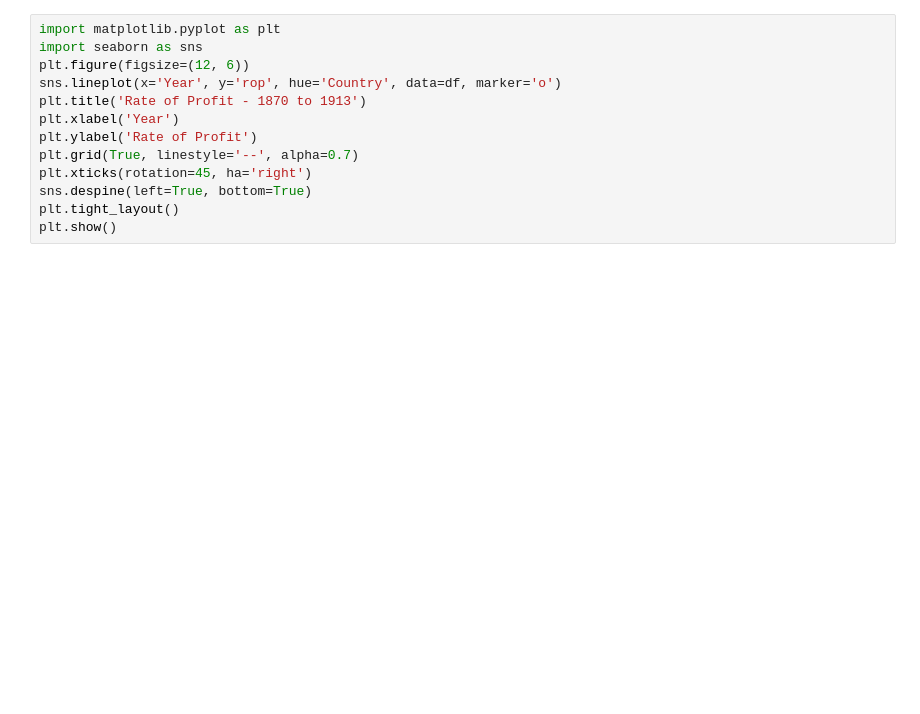
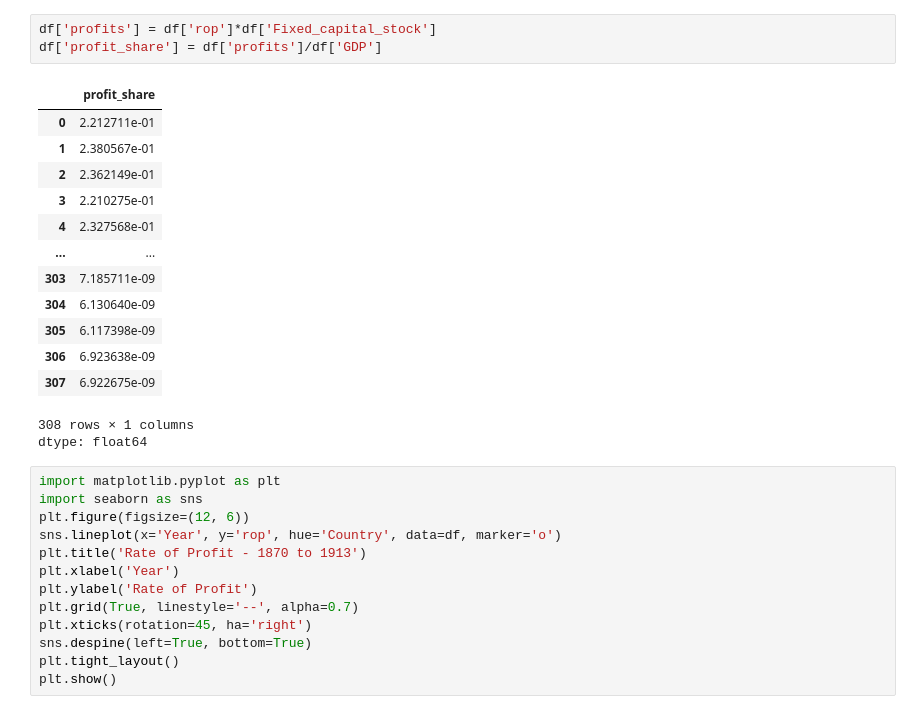
Before and after one commit to kabeerbora/1st_global, a Jupyter notebook: 1st_global.ipynb, the cells around one changed output. Drawn from its saved outputs; the diff is of its cells as text; blank space fills up the shorter version.

```diff
--- a/1st_global.ipynb
+++ b/1st_global.ipynb
@@ -24,6 +24,24 @@ Drive already mounted at /content/drive; to attempt to forcibly remount, call dr
 | 306 | USA | 1912 | 0.105153 | 0.218000 | 0.149492 | 0.285422 | 44.021121 | 1.839739 | 33.237 | 955000000.0 | ... |
 | 307 | USA | 1913 | 0.111142 | 0.214000 | 0.158542 | 0.291347 | 44.969524 | 1.879375 | 33.731 | 987000000.0 | ... |
 308 rows × 20 columns
+# %%
+df['profits'] = df['rop']*df['Fixed_capital_stock']
+df['profit_share'] = df['profits']/df['GDP']
+# %% [output]
+|  | profit_share |
+| 0 | 2.212711e-01 |
+| 1 | 2.380567e-01 |
+| 2 | 2.362149e-01 |
+| 3 | 2.210275e-01 |
+| 4 | 2.327568e-01 |
+| ... | ... |
+| 303 | 7.185711e-09 |
+| 304 | 6.130640e-09 |
+| 305 | 6.117398e-09 |
+| 306 | 6.923638e-09 |
+| 307 | 6.922675e-09 |
+308 rows × 1 columns
+dtype: float64
 # %%
 import matplotlib.pyplot as plt
 import seaborn as sns
```
Also changed, not shown: parts of 1 cell of this notebook.
